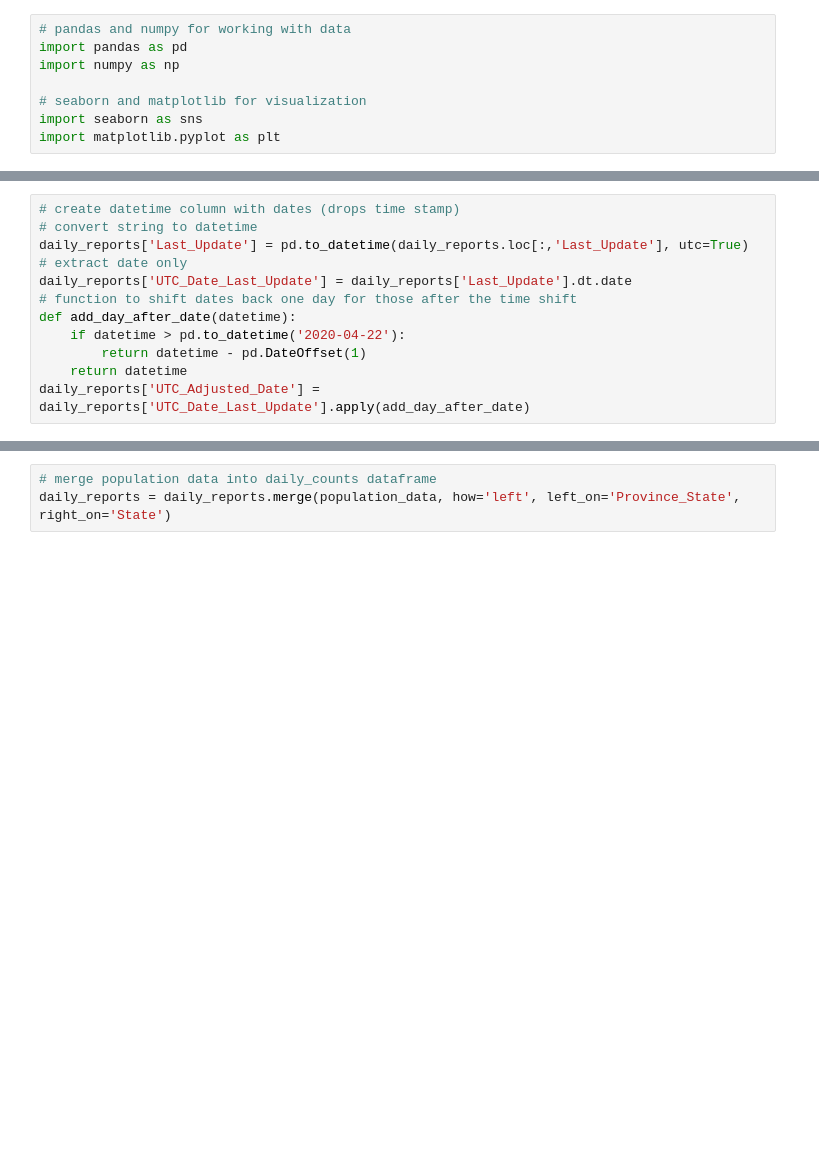
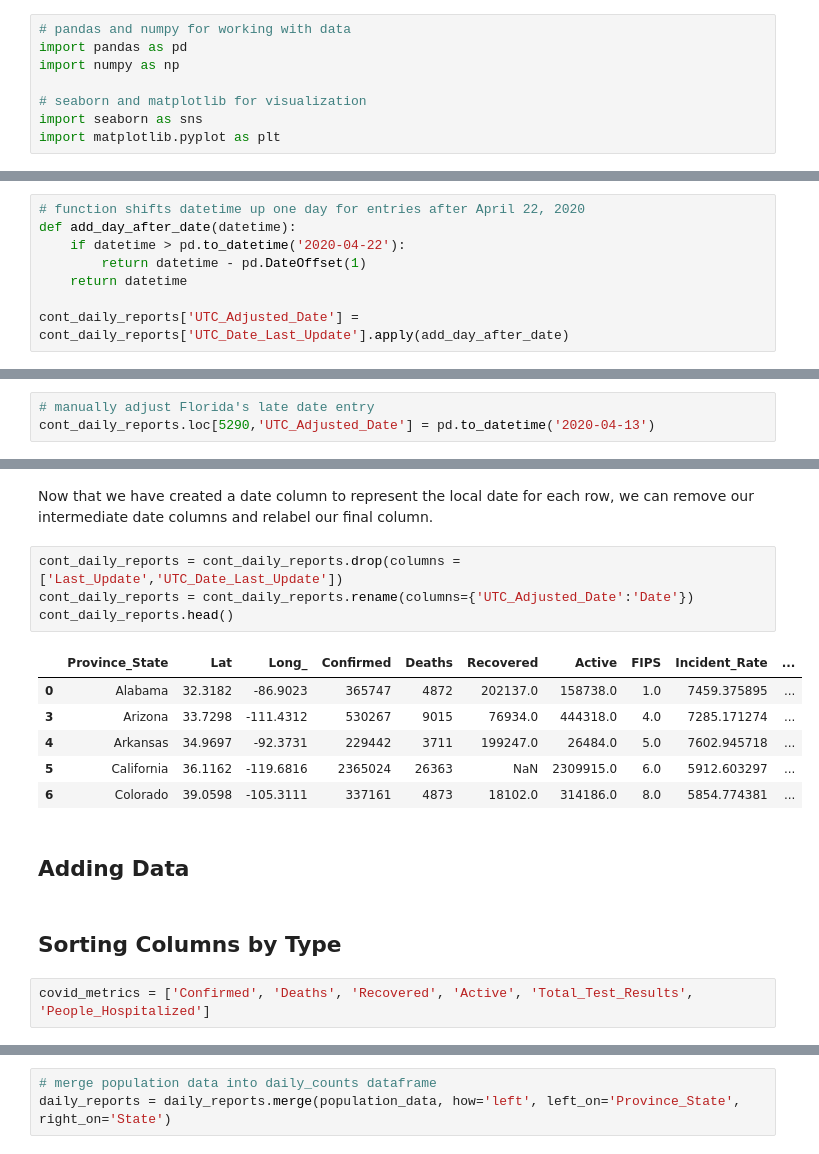
Before and after one commit to amichaelsen/COVID_project, a Jupyter notebook: analysis/data_cleaning.ipynb, the cells around one changed output, grey strips where cells are left out. Drawn from its saved outputs; the diff is of its cells as text; blank space fills up the shorter version.

```diff
--- a/analysis/data_cleaning.ipynb
+++ b/analysis/data_cleaning.ipynb
@@ -38,12 +208,8 @@ daily_reports.replace({'2020-04-14 00:42:00':'2020-04-13 23:42:00'}, inplace=Tru
 # %%
-# create datetime column with dates (drops time stamp)
-# convert string to datetime
-daily_reports['Last_Update'] = pd.to_datetime(daily_reports.loc[:,'Last_Update'], utc=True)
-# extract date only
-daily_reports['UTC_Date_Last_Update'] = daily_reports['Last_Update'].dt.date
-# function to shift dates back one day for those after the time shift
+# function shifts datetime up one day for entries after April 22, 2020
 def add_day_after_date(datetime):
     if datetime > pd.to_datetime('2020-04-22'):
         return datetime - pd.DateOffset(1)
     return datetime
-daily_reports['UTC_Adjusted_Date'] = daily_reports['UTC_Date_Last_Update'].apply(add_day_after_date)
+
+cont_daily_reports['UTC_Adjusted_Date'] = cont_daily_reports['UTC_Date_Last_Update'].apply(add_day_after_date)
@@ -81,0 +238,3 @@ unusual_date_diff_data.head()
+# %%
+# manually adjust Florida's late date entry
+cont_daily_reports.loc[5290,'UTC_Adjusted_Date'] = pd.to_datetime('2020-04-13')
@@ -82,3 +248,22 @@ unusual_date_diff_data.head()
+# %% [markdown]
+Now that we have created a date column to represent the local date for each row, we can remove our intermediate date columns and relabel our final column.
+# %%
+cont_daily_reports = cont_daily_reports.drop(columns = ['Last_Update','UTC_Date_Last_Update'])
+cont_daily_reports = cont_daily_reports.rename(columns={'UTC_Adjusted_Date':'Date'})
+cont_daily_reports.head()
+# %% [output]
+|  | Province_State | Lat | Long_ | Confirmed | Deaths | Recovered | Active | FIPS | Incident_Rate | ... |
+| 0 | Alabama | 32.3182 | -86.9023 | 365747 | 4872 | 202137.0 | 158738.0 | 1.0 | 7459.375895 | ... |
+| 3 | Arizona | 33.7298 | -111.4312 | 530267 | 9015 | 76934.0 | 444318.0 | 4.0 | 7285.171274 | ... |
+| 4 | Arkansas | 34.9697 | -92.3731 | 229442 | 3711 | 199247.0 | 26484.0 | 5.0 | 7602.945718 | ... |
+| 5 | California | 36.1162 | -119.6816 | 2365024 | 26363 | NaN | 2309915.0 | 6.0 | 5912.603297 | ... |
+| 6 | Colorado | 39.0598 | -105.3111 | 337161 | 4873 | 18102.0 | 314186.0 | 8.0 | 5854.774381 | ... |
+# %% [markdown]
+## Adding Data
+# %% [markdown]
+## Sorting Columns by Type
+# %%
+covid_metrics = ['Confirmed', 'Deaths', 'Recovered', 'Active', 'Total_Test_Results', 'People_Hospitalized']
 # %%
 # create lists with groups of covid metrics (split by processing type)
 covid_metrics_props = [metric + "_prop" for metric in covid_metrics]
```
Also changed, not shown: parts of 39 cells of this notebook.
